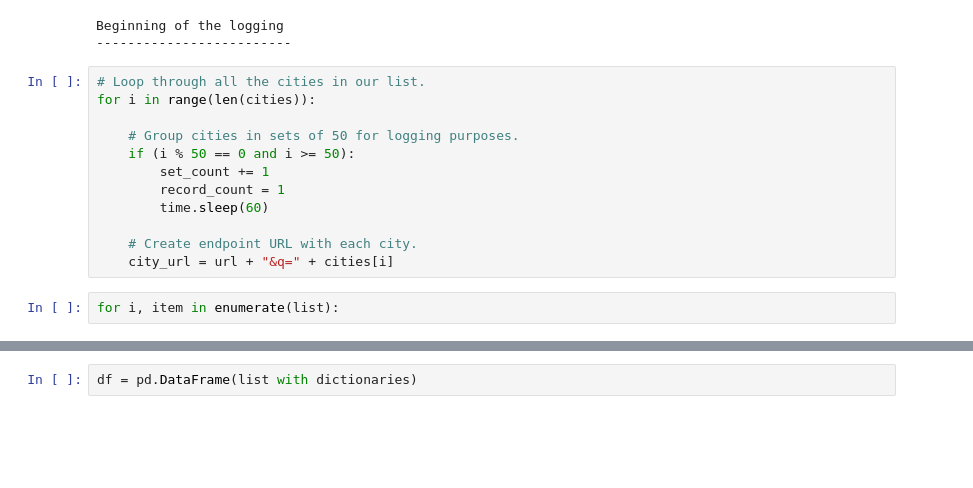
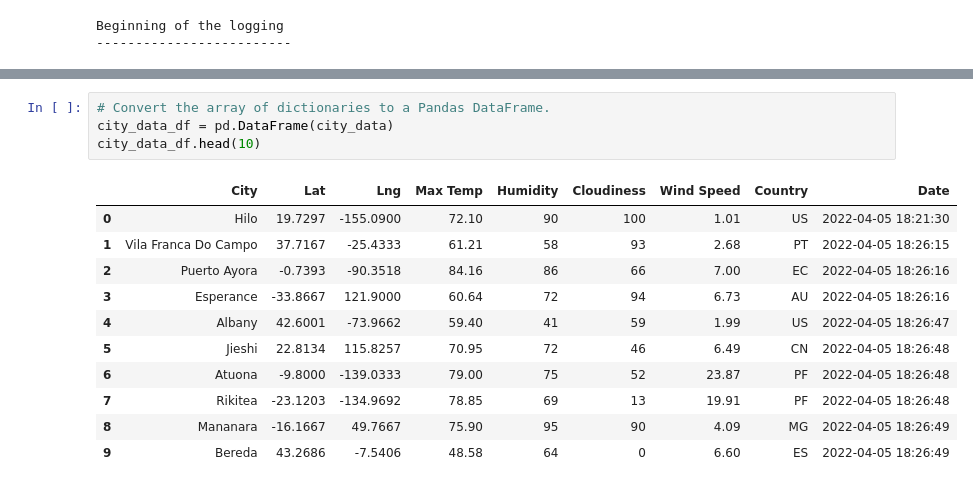
Before and after one commit to Lalita-ponnapalli/World_Weather_Analysis, a Jupyter notebook: random_numbers.ipynb, the cells around one changed output, grey strips where cells are left out. Drawn from its saved outputs; the diff is of its cells as text; blank space fills up the shorter version.

```diff
--- a/random_numbers.ipynb
+++ b/random_numbers.ipynb
@@ -272,17 +274,3 @@ set_count = 1
 # %% [output]
 Beginning of the logging
 -------------------------
-# %%
-# Loop through all the cities in our list.
-for i in range(len(cities)):
-
-    # Group cities in sets of 50 for logging purposes.
-    if (i % 50 == 0 and i >= 50):
-        set_count += 1
-        record_count = 1
-        time.sleep(60)
-
-    # Create endpoint URL with each city.
-    city_url = url + "&q=" + cities[i]
-# %%
-for i, item in enumerate(list):
@@ -341,4 +346,18 @@ print("-----------------------------")
 # %%
-df = pd.DataFrame(list with dictionaries)
+# Convert the array of dictionaries to a Pandas DataFrame.
+city_data_df = pd.DataFrame(city_data)
+city_data_df.head(10)
+# %% [output]
+|  | City | Lat | Lng | Max Temp | Humidity | Cloudiness | Wind Speed | Country | Date |
+| 0 | Hilo | 19.7297 | -155.0900 | 72.10 | 90 | 100 | 1.01 | US | 2022-04-05 18:21:30 |
+| 1 | Vila Franca Do Campo | 37.7167 | -25.4333 | 61.21 | 58 | 93 | 2.68 | PT | 2022-04-05 18:26:15 |
+| 2 | Puerto Ayora | -0.7393 | -90.3518 | 84.16 | 86 | 66 | 7.00 | EC | 2022-04-05 18:26:16 |
+| 3 | Esperance | -33.8667 | 121.9000 | 60.64 | 72 | 94 | 6.73 | AU | 2022-04-05 18:26:16 |
+| 4 | Albany | 42.6001 | -73.9662 | 59.40 | 41 | 59 | 1.99 | US | 2022-04-05 18:26:47 |
+| 5 | Jieshi | 22.8134 | 115.8257 | 70.95 | 72 | 46 | 6.49 | CN | 2022-04-05 18:26:48 |
+| 6 | Atuona | -9.8000 | -139.0333 | 79.00 | 75 | 52 | 23.87 | PF | 2022-04-05 18:26:48 |
+| 7 | Rikitea | -23.1203 | -134.9692 | 78.85 | 69 | 13 | 19.91 | PF | 2022-04-05 18:26:48 |
+| 8 | Mananara | -16.1667 | 49.7667 | 75.90 | 95 | 90 | 4.09 | MG | 2022-04-05 18:26:49 |
+| 9 | Bereda | 43.2686 | -7.5406 | 48.58 | 64 | 0 | 6.60 | ES | 2022-04-05 18:26:49 |
 # %%
 # Convert the array of dictionaries to a Pandas DataFrame.
```
Also changed, not shown: parts of 23 cells of this notebook, 3 other files.
